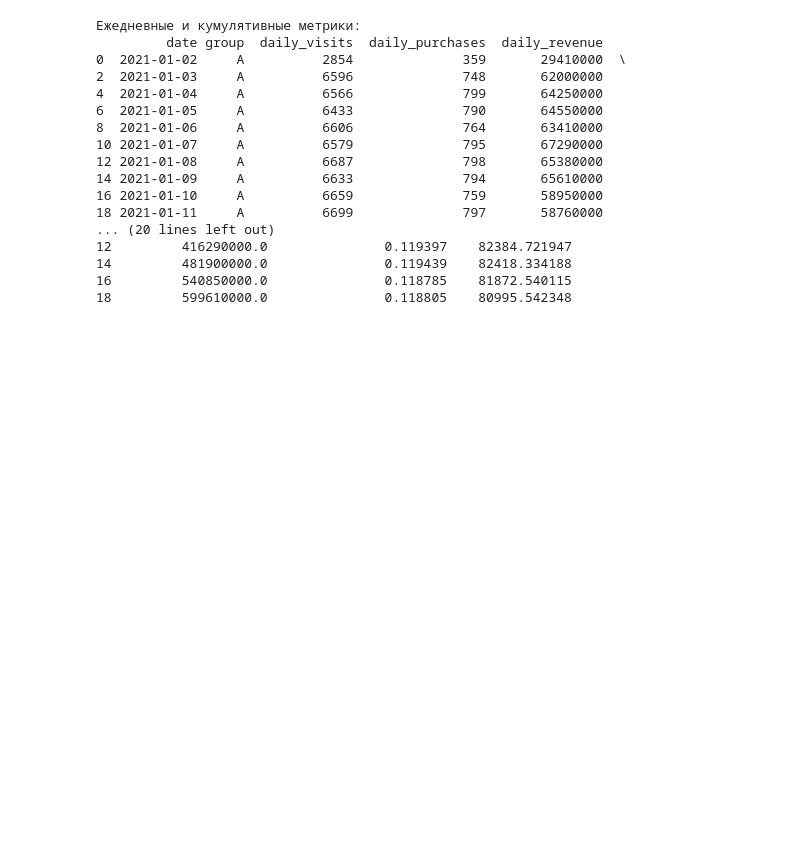
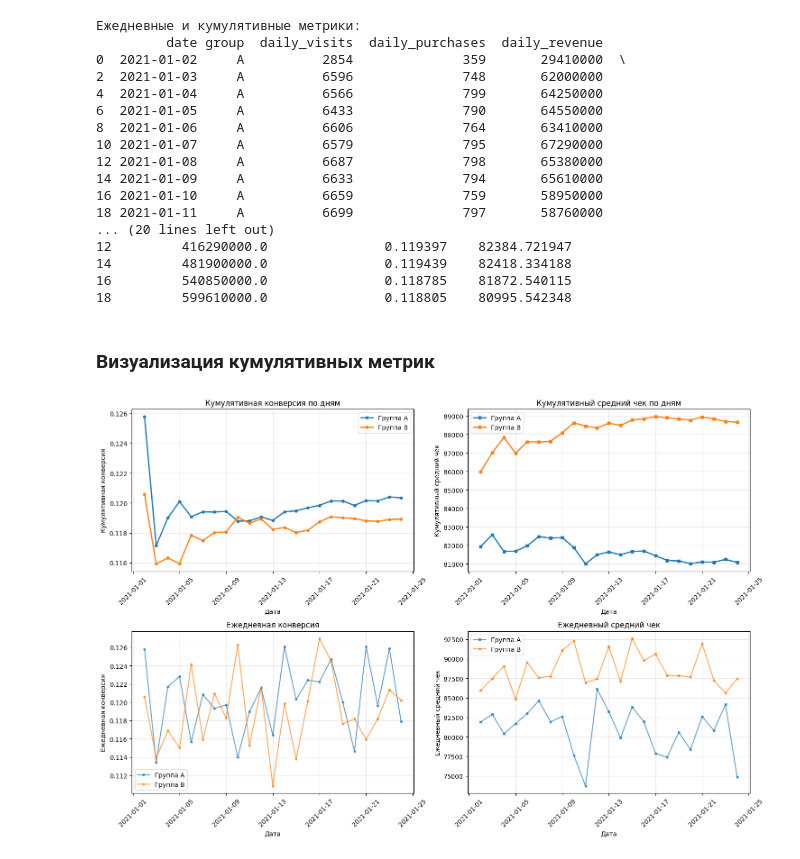
Before and after one commit to UlyanaGru/ab_testng, a Jupyter notebook: ab_testing.ipynb, the cells around one changed output. Drawn from its saved outputs; the diff is of its cells as text; code cells hidden in the pictures; blank space fills up the shorter version.

Commit message:
visualization of comulative metrics

```diff
--- a/ab_testing.ipynb
+++ b/ab_testing.ipynb
@@ -455,3 +455,65 @@ print(cumulative_stats.head(10))
 14         481900000.0               0.119439    82418.334188
 16         540850000.0               0.118785    81872.540115
 18         599610000.0               0.118805    80995.542348
+# %% [markdown]
+### Визуализация кумулятивных метрик
+# %%
+plt.figure(figsize=(15, 10))
+#Кумулятивная конверсия по дням
+plt.subplot(2, 2, 1)
+for group in groups:
+    group_data = cumulative_stats[cumulative_stats['group'] == group]
+    plt.plot(group_data['date'], group_data['cumulative_conversion'],
+             label=f'Группа {group}', linewidth=2, marker='o', markersize=4)
+plt.xlabel('Дата')
+plt.ylabel('Кумулятивная конверсия')
+plt.title('Кумулятивная конверсия по дням')
+plt.legend()
+plt.grid(True, alpha=0.3)
+plt.xticks(rotation=45)
+#Кумулятивный средний чек по дням
+plt.subplot(2, 2, 2)
+for group in groups:
+    group_data = cumulative_stats[cumulative_stats['group'] == group]
+    #Фильтруем дни, где есть покупки
+    valid_data = group_data[group_data['cumulative_purchases'] > 0]
+    if not valid_data.empty:
+        plt.plot(valid_data['date'], valid_data['cumulative_aov'],
+                 label=f'Группа {group}', linewidth=2, marker='s', markersize=4)
+plt.xlabel('Дата')
+plt.ylabel('Кумулятивный средний чек')
+plt.title('Кумулятивный средний чек по дням')
+plt.legend()
+plt.grid(True, alpha=0.3)
+plt.xticks(rotation=45)
+#Ежедневная конверсия
+plt.subplot(2, 2, 3)
+for group in groups:
+    group_data = cumulative_stats[cumulative_stats['group'] == group]
+    plt.plot(group_data['date'], group_data['daily_conversion'],
+             label=f'Группа {group}', alpha=0.7, marker='o', markersize=3)
+
+plt.xlabel('Дата')
+plt.ylabel('Ежедневная конверсия')
+plt.title('Ежедневная конверсия')
+plt.legend()
+plt.grid(True, alpha=0.3)
+plt.xticks(rotation=45)
+#Ежедневный средний чек
+plt.subplot(2, 2, 4)
+for group in groups:
+    group_data = cumulative_stats[cumulative_stats['group'] == group]
+    valid_data = group_data[group_data['daily_purchases'] > 0]
+    if not valid_data.empty:
+        plt.plot(valid_data['date'], valid_data['daily_aov'],
+                 label=f'Группа {group}', alpha=0.7, marker='s', markersize=3)
+plt.xlabel('Дата')
+plt.ylabel('Ежедневный средний чек')
+plt.title('Ежедневный средний чек')
+plt.legend()
+plt.grid(True, alpha=0.3)
+plt.xticks(rotation=45)
+plt.tight_layout()
+plt.show()
+# %% [output]
+[figure, added]
```
